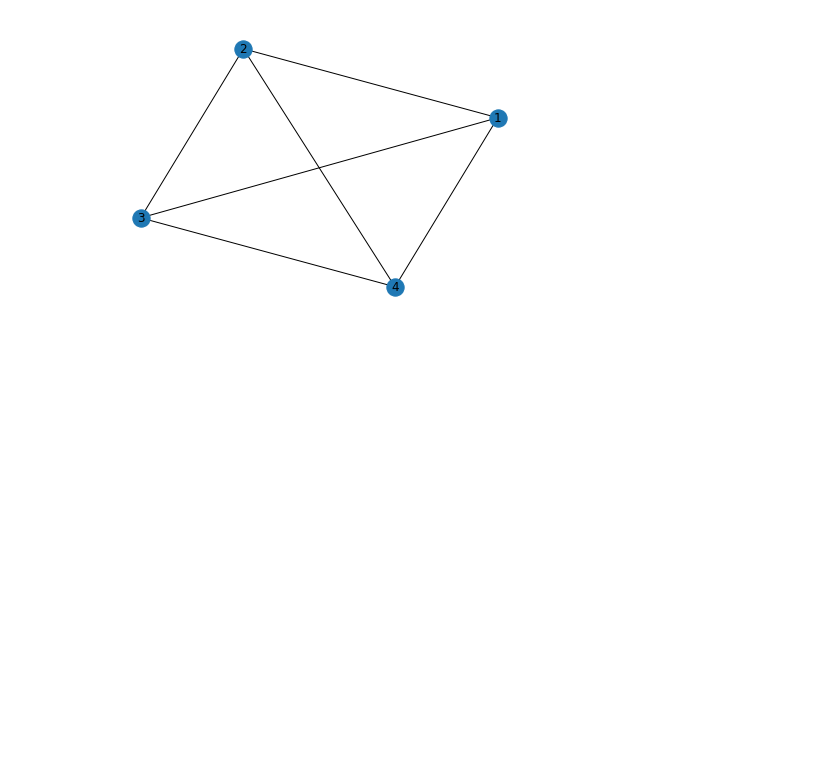
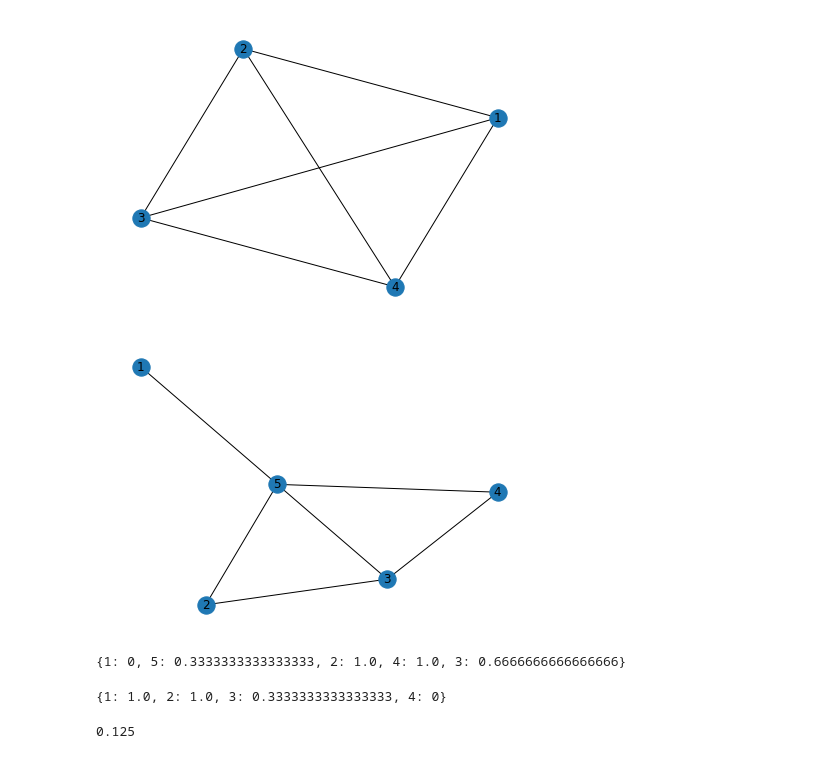
Before and after one commit to WDaugherty/ECE-5260, a Jupyter notebook: HW5/HW5_Notebook.ipynb, the cells around one changed output. Drawn from its saved outputs; the diff is of its cells as text; code cells hidden in the pictures; blank space fills up the shorter version.

```diff
--- a/HW5/HW5_Notebook.ipynb
+++ b/HW5/HW5_Notebook.ipynb
@@ -171,3 +207,36 @@ K = nx.k_core(G3)
 nx.draw(K, with_labels = True)
 # %% [output]
 [figure]
+# %%
+G4 = nx.Graph()
+
+edge_list4 = [(1,5),(5,2),(5,4),(5,3),(3,4),(3,2)]
+
+G4.add_edges_from(edge_list4)
+
+nx.draw(G4, with_labels = True)
+# %% [output]
+[figure, added]
+# %%
+print(nx.clustering(G4))
+# %% [output]
+{1: 0, 5: 0.3333333333333333, 2: 1.0, 4: 1.0, 3: 0.6666666666666666}
+# %%
+G5 = nx.Graph()
+
+edge_list5 = [(1,2),(1,3),(2,3),(3,4)]
+
+G5.add_edges_from(edge_list5)
+
+print(nx.clustering(G5))
+# %% [output]
+{1: 1.0, 2: 1.0, 3: 0.3333333333333333, 4: 0}
+# %%
+k =5
+
+a = 2*20
+
+a2 = a -1
+print(k/a)
+# %% [output]
+0.125
```
Also changed, not shown: parts of 4 cells of this notebook, 7 other files.
